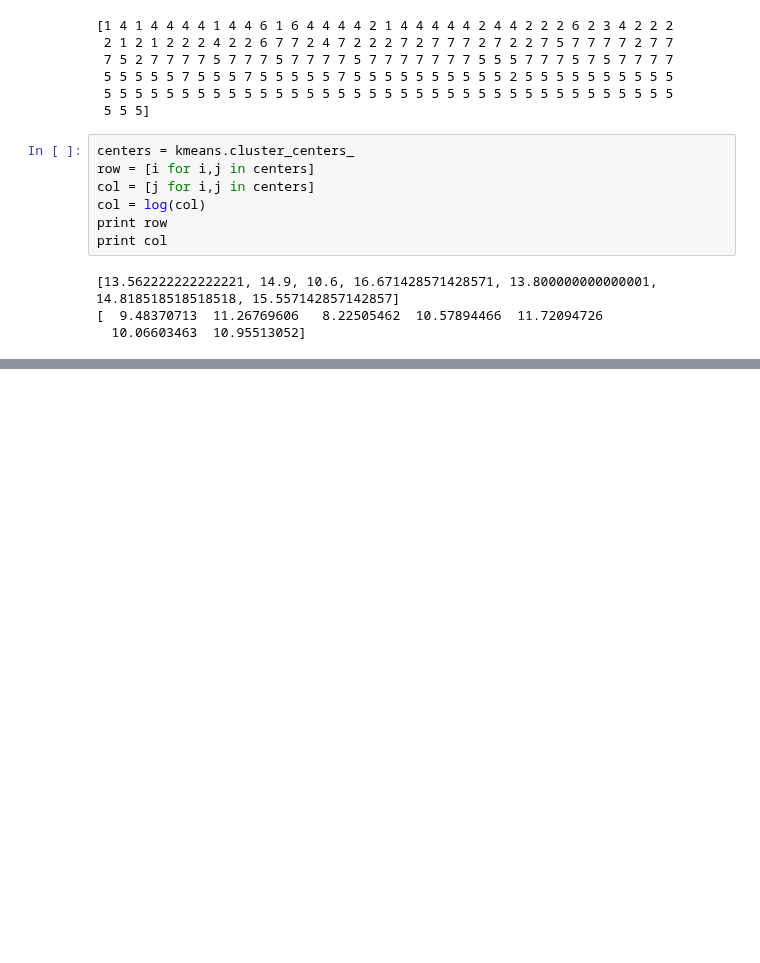
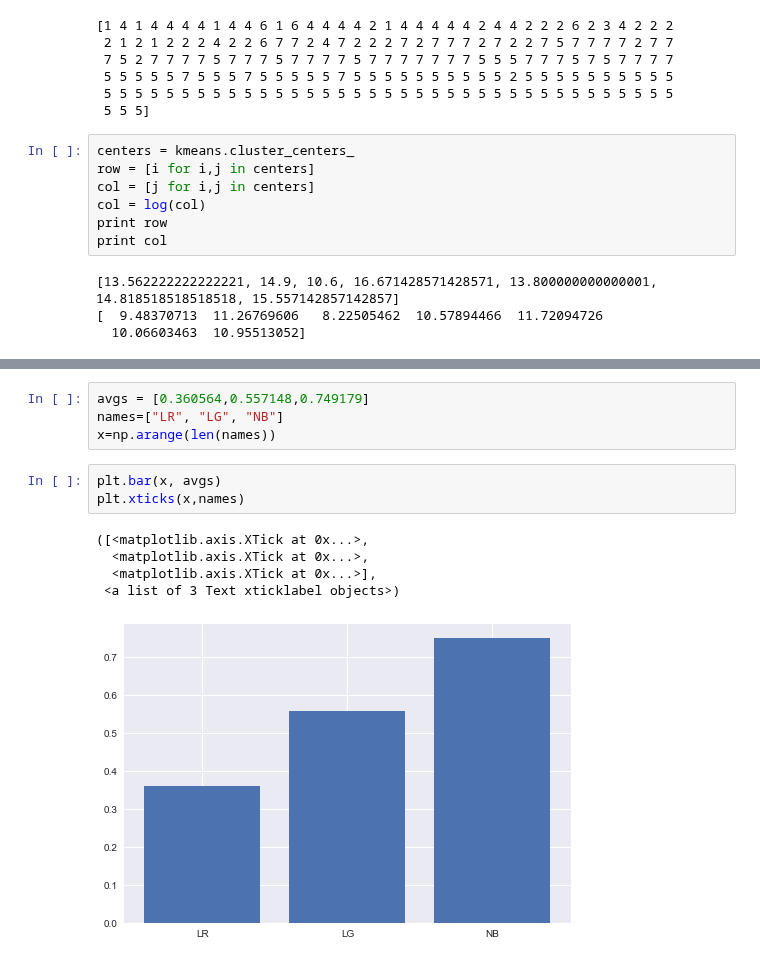
Before and after one commit to vivekramanan/data-mining-human-development-index, a Jupyter notebook: HDI Leave one out, and Clustering.ipynb, the cells around one changed output, grey strips where cells are left out. Cells and saved outputs as stored; diff of their text form; blank space fills up the shorter version.

```diff
--- a/HDI Leave one out, and Clustering.ipynb
+++ b/HDI Leave one out, and Clustering.ipynb
@@ -359,0 +388,13 @@ plt.scatter(row, col, c="red")
+# %%
+avgs = [0.360564,0.557148,0.749179]
+names=["LR", "LG", "NB"]
+x=np.arange(len(names))
+# %%
+plt.bar(x, avgs)
+plt.xticks(x,names)
+# %% [output]
+([<matplotlib.axis.XTick at 0x...>,
+  <matplotlib.axis.XTick at 0x...>,
+  <matplotlib.axis.XTick at 0x...>],
+ <a list of 3 Text xticklabel objects>)
+[figure, added]
```
Also changed, not shown: parts of 13 cells of this notebook.
